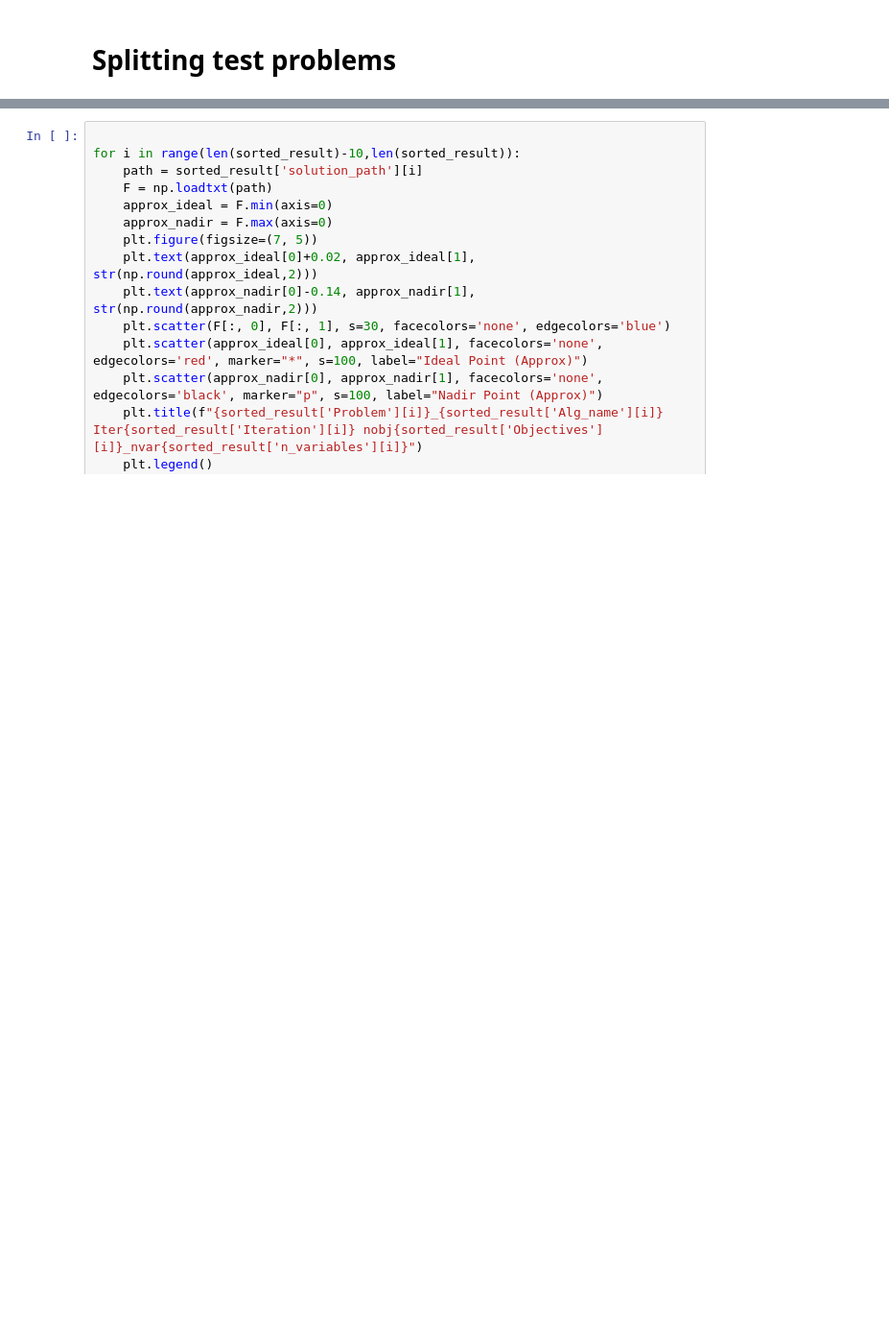
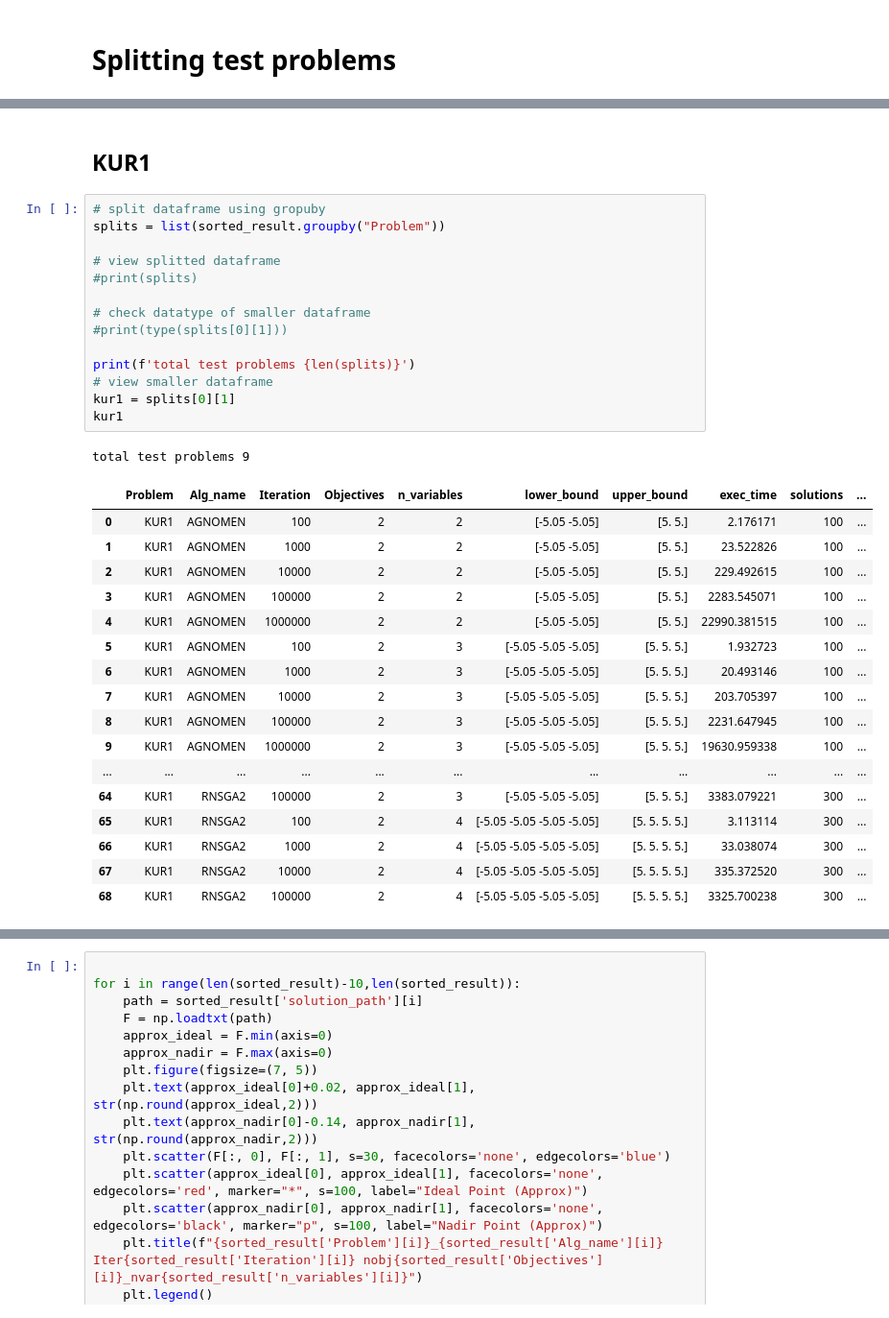
Before and after one commit to wuyoscar/Multi-Obj_Optimization, a Jupyter notebook: Result/process_result.ipynb, the cells around one changed output, grey strips where cells are left out. Shown: that part at 96% size. Cells and saved outputs as stored; diff of their text form; blank space fills up the shorter version.

```diff
--- a/Result/process_result.ipynb
+++ b/Result/process_result.ipynb
@@ -50,0 +68,35 @@ array(['KUR1', 'LTDZ1', 'SK2', 'TKLY1', 'VU1', 'VU2', 'ZDT1', 'ZDT2',
+# %% [markdown]
+## KUR1
+# %%
+# split dataframe using gropuby
+splits = list(sorted_result.groupby("Problem"))
+
+# view splitted dataframe
+#print(splits)
+
+# check datatype of smaller dataframe
+#print(type(splits[0][1]))
+
+print(f'total test problems {len(splits)}')
+# view smaller dataframe
+kur1 = splits[0][1]
+kur1
+# %% [output]
+total test problems 9
+|  | Problem | Alg_name | Iteration | Objectives | n_variables | lower_bound | upper_bound | exec_time | solutions | ... |
+| 0 | KUR1 | AGNOMEN | 100 | 2 | 2 | [-5.05 -5.05] | [5. 5.] | 2.176171 | 100 | ... |
+| 1 | KUR1 | AGNOMEN | 1000 | 2 | 2 | [-5.05 -5.05] | [5. 5.] | 23.522826 | 100 | ... |
+| 2 | KUR1 | AGNOMEN | 10000 | 2 | 2 | [-5.05 -5.05] | [5. 5.] | 229.492615 | 100 | ... |
+| 3 | KUR1 | AGNOMEN | 100000 | 2 | 2 | [-5.05 -5.05] | [5. 5.] | 2283.545071 | 100 | ... |
+| 4 | KUR1 | AGNOMEN | 1000000 | 2 | 2 | [-5.05 -5.05] | [5. 5.] | 22990.381515 | 100 | ... |
+| 5 | KUR1 | AGNOMEN | 100 | 2 | 3 | [-5.05 -5.05 -5.05] | [5. 5. 5.] | 1.932723 | 100 | ... |
+| 6 | KUR1 | AGNOMEN | 1000 | 2 | 3 | [-5.05 -5.05 -5.05] | [5. 5. 5.] | 20.493146 | 100 | ... |
+| 7 | KUR1 | AGNOMEN | 10000 | 2 | 3 | [-5.05 -5.05 -5.05] | [5. 5. 5.] | 203.705397 | 100 | ... |
+| 8 | KUR1 | AGNOMEN | 100000 | 2 | 3 | [-5.05 -5.05 -5.05] | [5. 5. 5.] | 2231.647945 | 100 | ... |
+| 9 | KUR1 | AGNOMEN | 1000000 | 2 | 3 | [-5.05 -5.05 -5.05] | [5. 5. 5.] | 19630.959338 | 100 | ... |
+| ... | ... | ... | ... | ... | ... | ... | ... | ... | ... | ... |
+| 64 | KUR1 | RNSGA2 | 100000 | 2 | 3 | [-5.05 -5.05 -5.05] | [5. 5. 5.] | 3383.079221 | 300 | ... |
+| 65 | KUR1 | RNSGA2 | 100 | 2 | 4 | [-5.05 -5.05 -5.05 -5.05] | [5. 5. 5. 5.] | 3.113114 | 300 | ... |
+| 66 | KUR1 | RNSGA2 | 1000 | 2 | 4 | [-5.05 -5.05 -5.05 -5.05] | [5. 5. 5. 5.] | 33.038074 | 300 | ... |
+| 67 | KUR1 | RNSGA2 | 10000 | 2 | 4 | [-5.05 -5.05 -5.05 -5.05] | [5. 5. 5. 5.] | 335.372520 | 300 | ... |
+| 68 | KUR1 | RNSGA2 | 100000 | 2 | 4 | [-5.05 -5.05 -5.05 -5.05] | [5. 5. 5. 5.] | 3325.700238 | 300 | ... |
```
Also changed, not shown: parts of 16 cells of this notebook.
